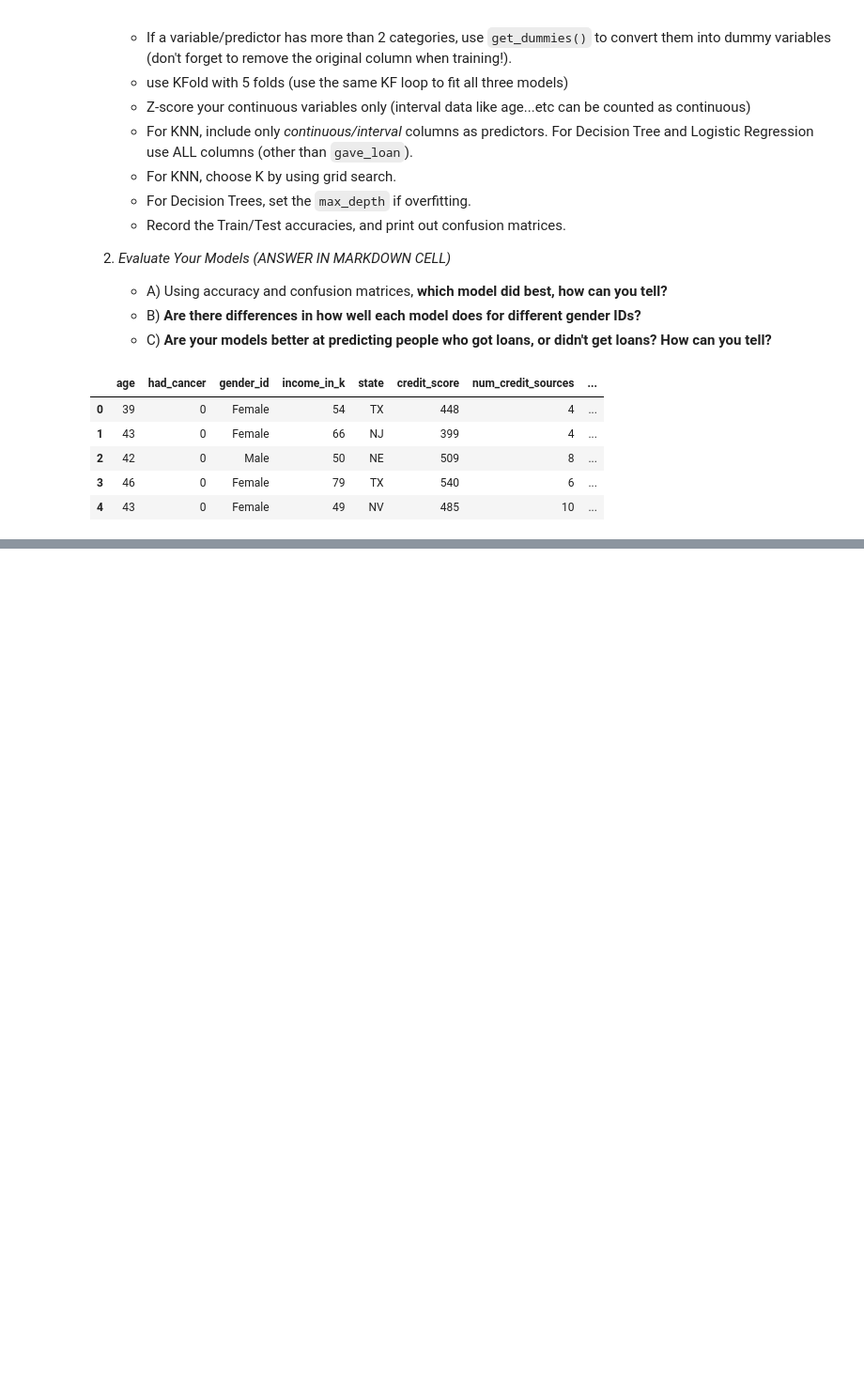
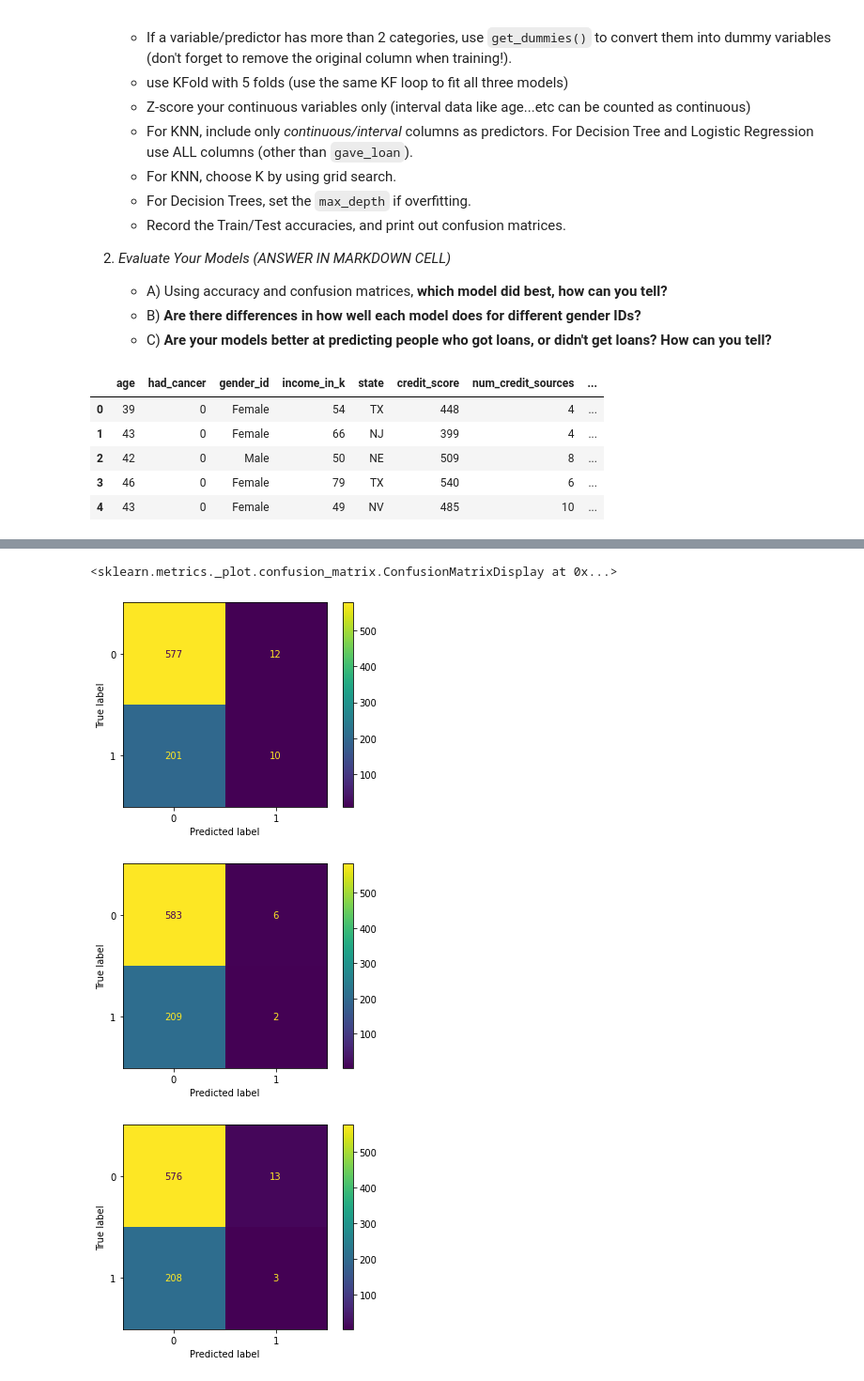
Before and after one commit to klkyamauchi/CPSC392ParlettPelleriti, a Jupyter notebook: Assignments/HW2_SP21.ipynb, the cells around one changed output, grey strips where cells are left out. Shown at 94% size. Drawn from its saved outputs; the diff is of its cells as text; code cells hidden in the pictures; blank space fills up the shorter version.

```diff
--- a/Assignments/HW2_SP21.ipynb
+++ b/Assignments/HW2_SP21.ipynb
@@ -210,0 +229,11 @@ Answer to #2 here
+# %%
+# Confusion Matrices
+
+plot_confusion_matrix(lr, X_test, y_test)
+plot_confusion_matrix(tree, X_test, y_test)
+plot_confusion_matrix(knnModel, knnX_test, y_test)
+# %% [output]
+<sklearn.metrics._plot.confusion_matrix.ConfusionMatrixDisplay at 0x...>
+[figure, added]
+[figure, added]
+[figure, added]
```
Also changed, not shown: parts of 13 cells of this notebook, 1 other file.
